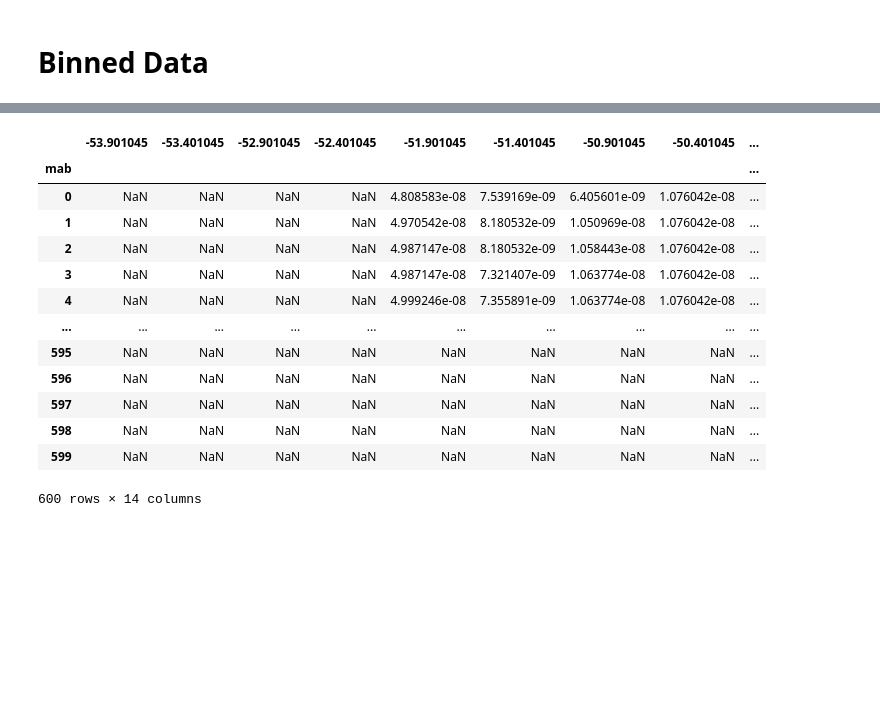
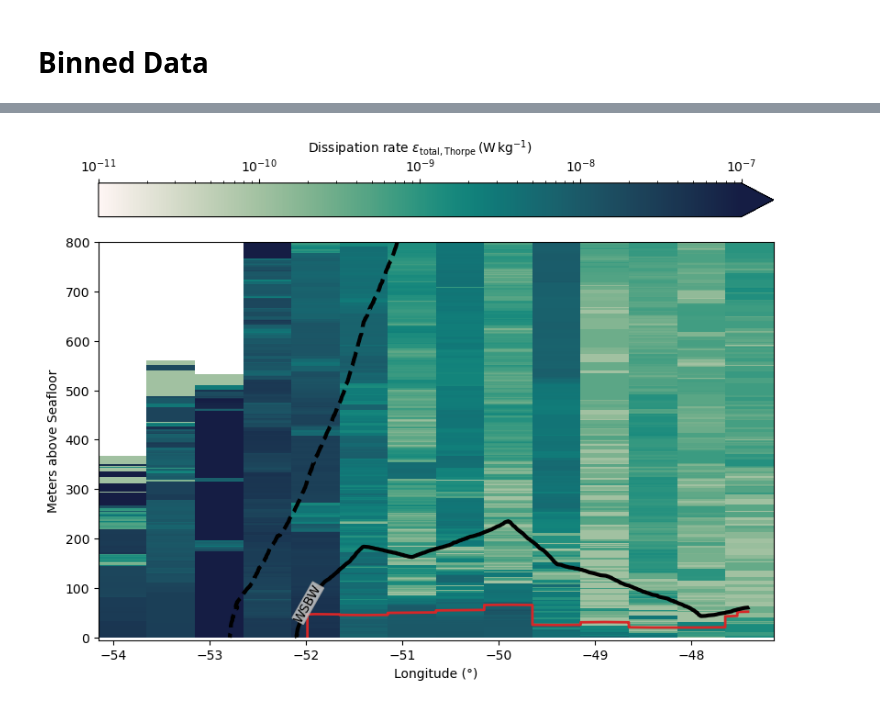
Before and after one commit to opinner/Pinner_et_al_2024, a Jupyter notebook: scripts/thorpe_scales/Thorpe_scales_in_depth.ipynb, the cells around one changed output, grey strips where cells are left out. Drawn from its saved outputs; the diff is of its cells as text; code cells hidden in the pictures; blank space fills up the shorter version.

```diff
--- a/scripts/thorpe_scales/Thorpe_scales_in_depth.ipynb
+++ b/scripts/thorpe_scales/Thorpe_scales_in_depth.ipynb
@@ -540,17 +535,0 @@ BL 1.1e-08
-# %%
-data
-# %% [output]
-|  | -53.901045 | -53.401045 | -52.901045 | -52.401045 | -51.901045 | -51.401045 | -50.901045 | -50.401045 | ... |
-| mab |  |  |  |  |  |  |  |  | ... |
-| 0 | NaN | NaN | NaN | NaN | 4.808583e-08 | 7.539169e-09 | 6.405601e-09 | 1.076042e-08 | ... |
-| 1 | NaN | NaN | NaN | NaN | 4.970542e-08 | 8.180532e-09 | 1.050969e-08 | 1.076042e-08 | ... |
-| 2 | NaN | NaN | NaN | NaN | 4.987147e-08 | 8.180532e-09 | 1.058443e-08 | 1.076042e-08 | ... |
-| 3 | NaN | NaN | NaN | NaN | 4.987147e-08 | 7.321407e-09 | 1.063774e-08 | 1.076042e-08 | ... |
-| 4 | NaN | NaN | NaN | NaN | 4.999246e-08 | 7.355891e-09 | 1.063774e-08 | 1.076042e-08 | ... |
-| ... | ... | ... | ... | ... | ... | ... | ... | ... | ... |
-| 595 | NaN | NaN | NaN | NaN | NaN | NaN | NaN | NaN | ... |
-| 596 | NaN | NaN | NaN | NaN | NaN | NaN | NaN | NaN | ... |
-| 597 | NaN | NaN | NaN | NaN | NaN | NaN | NaN | NaN | ... |
-| 598 | NaN | NaN | NaN | NaN | NaN | NaN | NaN | NaN | ... |
-| 599 | NaN | NaN | NaN | NaN | NaN | NaN | NaN | NaN | ... |
-600 rows × 14 columns
@@ -557,3 +566,33 @@ data
+# %%
+fig, ax = plt.subplots(1, layout = "constrained")
+cmap = cmocean.cm.tempo
+mpp = ax.pcolormesh(
+    binned_thorpe_eps.columns,
+    binned_thorpe_eps.index,
+    binned_thorpe_eps,
+    norm=mcolors.LogNorm(vmin=1e-11, vmax=1e-7),
+    cmap=cmap,
+)
+
+levels = [2.5]
+#levels = np.arange(-1.5,4.5,1)
+ax.contour(
+    binned_regions.columns,
+    binned_regions.index,
+    binned_regions,
+    levels = levels,
+    colors = "tab:red",
+    linewidths=2
+)
+
+ax.set_ylim(-5,800)
+cb = plt.colorbar(mpp, ax=ax, location="top", extend = "max")
+cb.set_label(r"Dissipation rate $\varepsilon_{\mathrm{total, Thorpe}}\,$(W$\,$kg$^{-1}$)")
+draw_water_mass_boundaries(ax)
+ax.set_xlabel("Longitude (°)")
+ax.set_ylabel("Meters above Seafloor");
+# %% [output]
+[figure, added]
 # %%
 # cut to only cover the core of the gravity current
 vertical_eps_df = eps_df.drop(eps_df.columns[eps_df.columns < -51.5], axis="columns")
```
Also changed, not shown: parts of 7 cells of this notebook.
